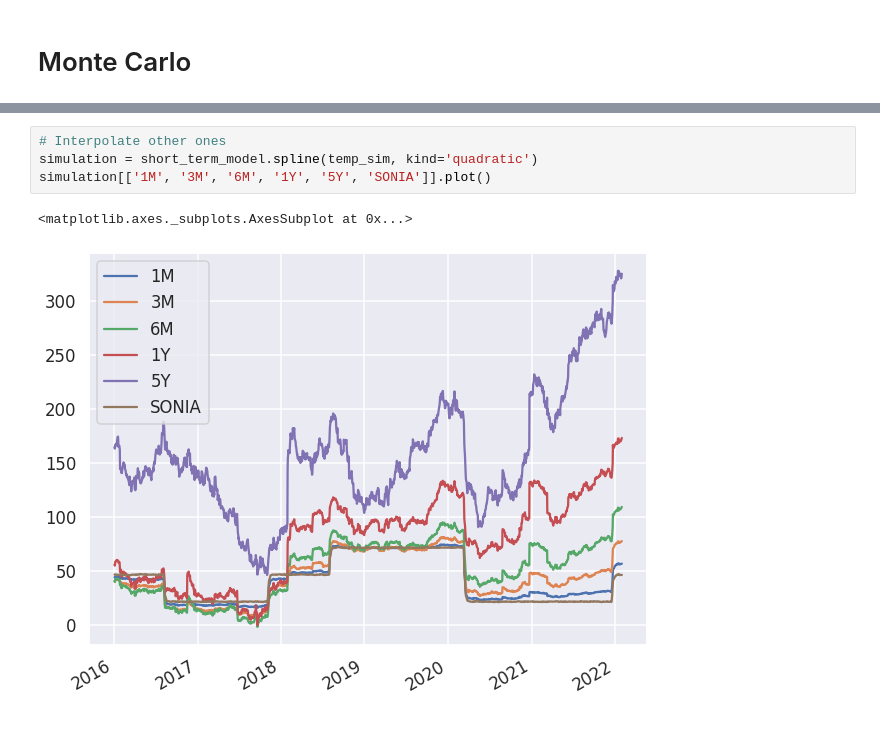
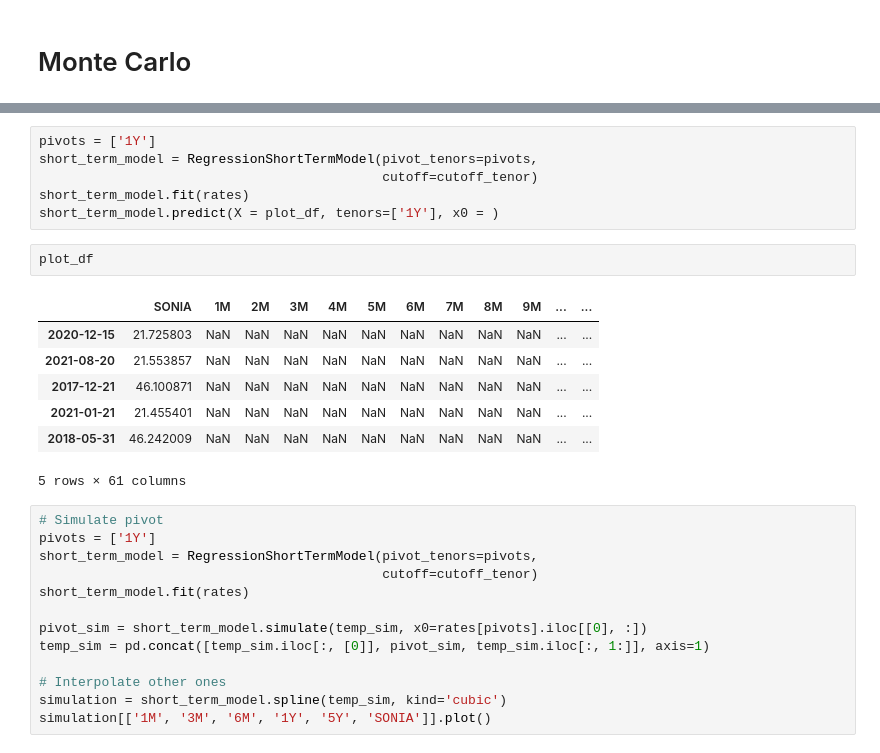
Before and after one commit to PiotMik/OIS_curve_modeling, a Jupyter notebook: OIS_Curve_modelling_3.ipynb, the cells around one changed output, grey strips where cells are left out. Cells and saved outputs as stored; diff of their text form.

```diff
--- a/OIS_Curve_modelling_3.ipynb
+++ b/OIS_Curve_modelling_3.ipynb
@@ -542,10 +568,32 @@ temp_sim = pd.concat([temp_sim.iloc[:, [0]], pivot_sim, temp_sim.iloc[:, 1:]], a
+# %%
+pivots = ['1Y']
+short_term_model = RegressionShortTermModel(pivot_tenors=pivots,
+                                            cutoff=cutoff_tenor)
+short_term_model.fit(rates)
+short_term_model.predict(X = plot_df, tenors=['1Y'], x0 = )
+# %%
+plot_df
+# %% [output]
+|  | SONIA | 1M | 2M | 3M | 4M | 5M | 6M | 7M | 8M | 9M | ... | ... |
+| 2020-12-15 | 21.725803 | NaN | NaN | NaN | NaN | NaN | NaN | NaN | NaN | NaN | ... | ... |
+| 2021-08-20 | 21.553857 | NaN | NaN | NaN | NaN | NaN | NaN | NaN | NaN | NaN | ... | ... |
+| 2017-12-21 | 46.100871 | NaN | NaN | NaN | NaN | NaN | NaN | NaN | NaN | NaN | ... | ... |
+| 2021-01-21 | 21.455401 | NaN | NaN | NaN | NaN | NaN | NaN | NaN | NaN | NaN | ... | ... |
+| 2018-05-31 | 46.242009 | NaN | NaN | NaN | NaN | NaN | NaN | NaN | NaN | NaN | ... | ... |
+5 rows × 61 columns
 # %%
+# Simulate pivot
+pivots = ['1Y']
+short_term_model = RegressionShortTermModel(pivot_tenors=pivots,
+                                            cutoff=cutoff_tenor)
+short_term_model.fit(rates)
+
+pivot_sim = short_term_model.simulate(temp_sim, x0=rates[pivots].iloc[[0], :])
+temp_sim = pd.concat([temp_sim.iloc[:, [0]], pivot_sim, temp_sim.iloc[:, 1:]], axis=1)
+
 # Interpolate other ones
-simulation = short_term_model.spline(temp_sim, kind='quadratic')
+simulation = short_term_model.spline(temp_sim, kind='cubic')
 simulation[['1M', '3M', '6M', '1Y', '5Y', 'SONIA']].plot()
-# %% [output]
-<matplotlib.axes._subplots.AxesSubplot at 0x...>
-[figure, removed]
 # %%
 term_structure_df = simulation.sample(5).T
 term_structure_df.columns = term_structure_df.columns.strftime('%Y-%m-%d')
```
Also changed, not shown: parts of 20 cells of this notebook.
